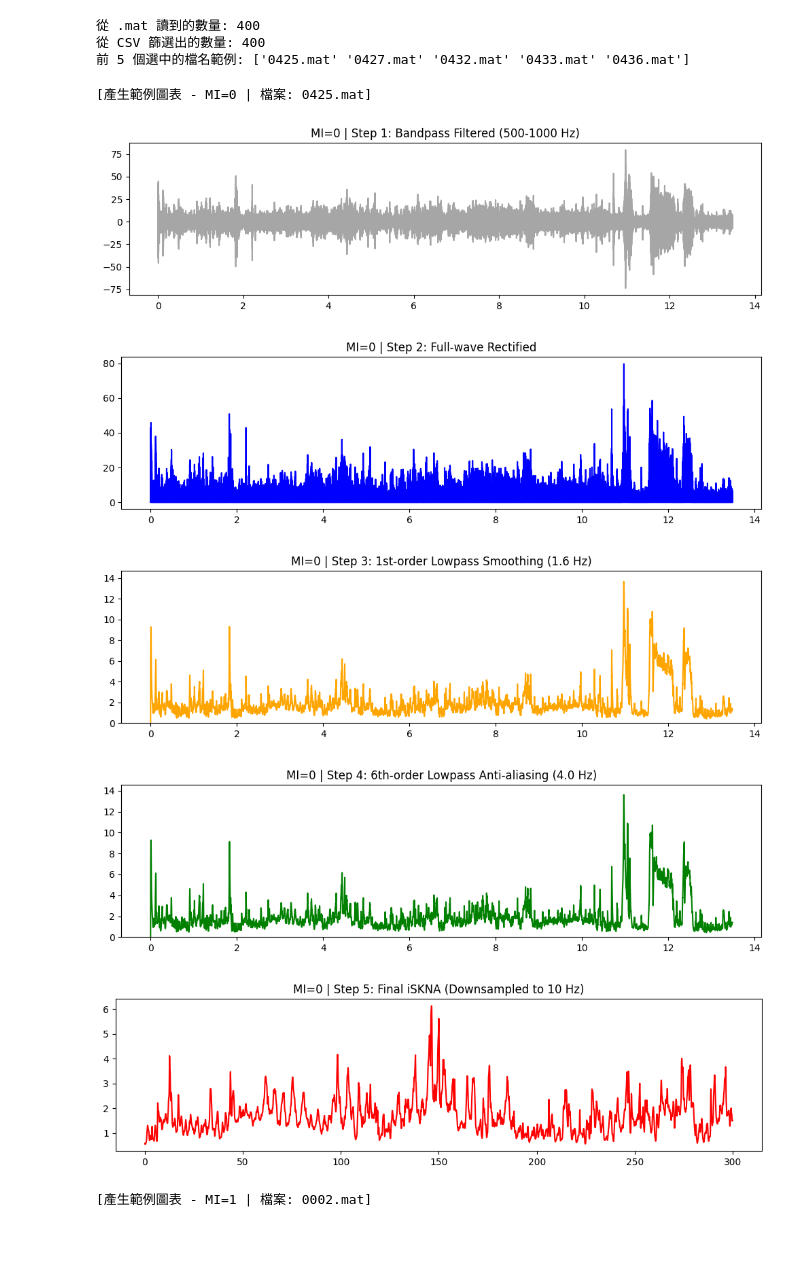
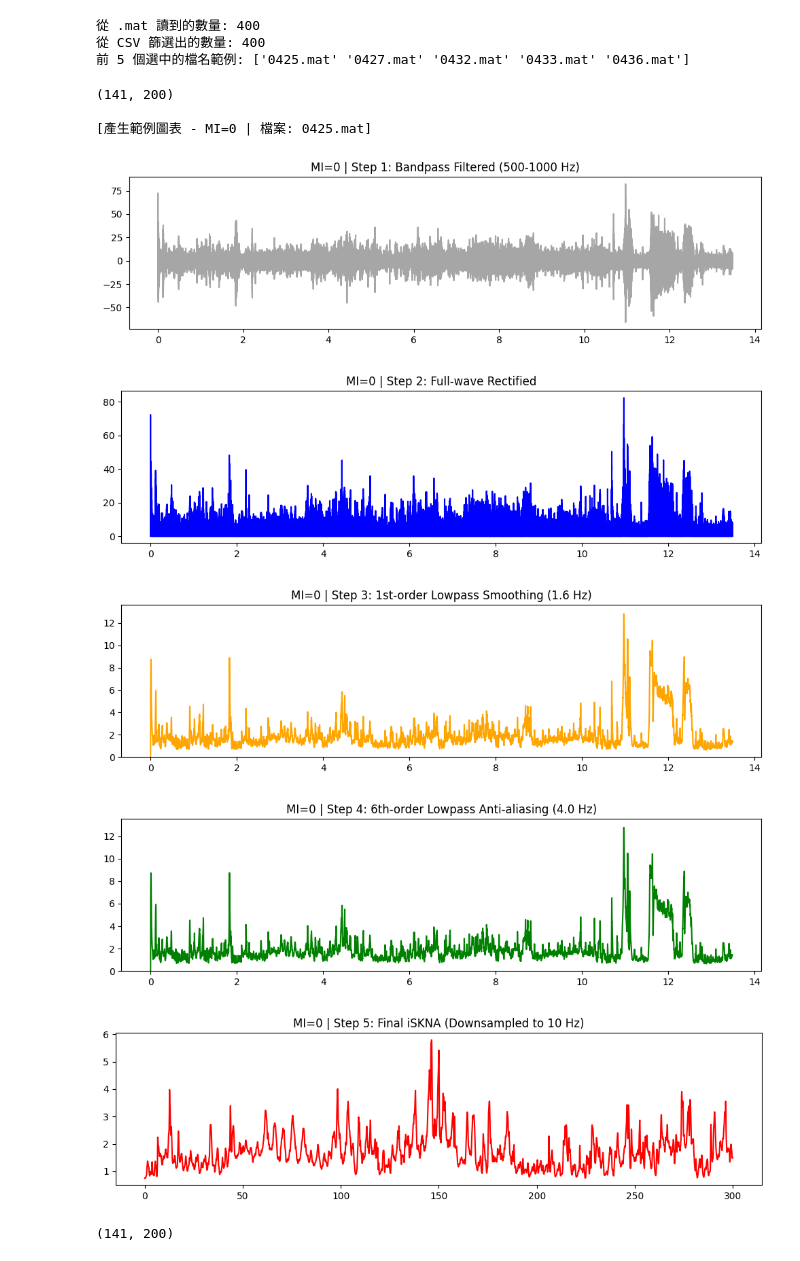
Before and after one commit to yujui-91/MI_yu, a Jupyter notebook: iSKNA/Mat_Py_MI.ipynb, the cells around one changed output. Drawn from its saved outputs; the diff is of its cells as text; code cells hidden in the pictures.

```diff
--- a/iSKNA/Mat_Py_MI.ipynb
+++ b/iSKNA/Mat_Py_MI.ipynb
@@ -13,10 +13,10 @@ folder = r"F:\M143020071\MI"
 mat_path = os.path.join(folder, "new_dataname_400_1.mat")
 csv_path = os.path.join(folder, "combined_sknaMI.csv")
 raw_data_folder = r"F:\M143020071\MI\raw data/"
-non_mace_save_dir = r"D:\M143020071\MI\raw_data_result\iSKNA_signal\ch1\sr10000_500_1000_MI_1000pts_win60s_step1s\non_mace/"
-mace_save_dir = r"D:\M143020071\MI\raw_data_result\iSKNA_signal\ch1\sr10000_500_1000_MI_1000pts_win60s_step1s\mace/"
+non_MI_save_dir = r"D:\M143020071\MI\raw_data_result\iSKNA_signal\ch1\sr10000_500_3000_MI_1000pts_win20s_step2s\non_MI/"
+MI_save_dir = r"D:\M143020071\MI\raw_data_result\iSKNA_signal\ch1\sr10000_500_3000_MI_1000pts_win20s_step2s\MI/"
 
-for d in [non_mace_save_dir, mace_save_dir]:
+for d in [non_MI_save_dir, MI_save_dir]:
     if not os.path.exists(d):
         os.makedirs(d)
         print(f"已建立資料夾: {d}")
@@ -50,7 +47,7 @@ def butter_lowpass_sos(cutoff, fs, order=4):
     sos = butter(order, normal_cutoff, btype='low', output='sos')
     return sos
 
-def sliding_window_extract(signal, fs=10, window_sec=60, step_sec=1):
+def sliding_window_extract(signal, fs=10, window_sec=20, step_sec=2):
     """
     對訊號進行滑動視窗切割，並保留完整的訊號片段作為特徵。
     預期輸入 signal 為降頻後 (10Hz) 的一維陣列。
@@ -96,8 +93,8 @@ for file_name in tqdm(selected_files, desc="Processing iSKNA"):
         signal = mat['data'][:, 0]
 
         # B. 濾波流程
-        # 1. 帶通濾波 (500-1000 Hz)
-        sos_bp = butter_bandpass_sos(500, 1000, fs, order=2)
+        # 1. 帶通濾波 (500-3000 Hz)
+        sos_bp = butter_bandpass_sos(500, 3000, fs, order=2)
         filtered_sig = sosfiltfilt(sos_bp, signal)
 
         # 2. 取絕對值 (Rectification)
@@ -129,12 +126,8 @@ for file_name in tqdm(selected_files, desc="Processing iSKNA"):
         iskna_downsampled = segment.reshape(-1, 1000).mean(axis=1)
 
         # E. 滑動視窗
-        windowed_signal = sliding_window_extract(iskna_downsampled, fs=10, window_sec=60, step_sec=1)
+        windowed_signal = sliding_window_extract(iskna_downsampled, fs=10, window_sec=20, step_sec=2)
 
-        # 強健性檢查：如果不符合預期，就跳過
-        if windowed_signal.shape != (241, 600):
-            print(f"警告: 檔案 {file_name} 切割後形狀為 {windowed_signal.shape}，非預期的 (241, 600)，跳過。")
-            continue
 
         # --- 修改處：判定此檔案是否需要畫圖 ---
         label = label_dict.get(file_name, -1) # 提前取得 MI 標籤
@@ -186,38 +179,40 @@ for file_name in tqdm(selected_files, desc="Processing iSKNA"):
             # 標記該類別已畫過圖
             if label == 0: viz_done_0 = True
             if label == 1: viz_done_1 = True
 
         # ====== E. 存檔 (滑動視窗版本) ======
         # 產生形狀為 (241, 1) 的標籤矩陣 (每一列代表一個樣本的標籤)
         label_arr = np.full((windowed_signal.shape[0], 1), label)
 
         # 進行水平合併 (hstack)，最後 shape 會變成 (241, 601)
         # 第一欄是 Label (0 或 1)，後面的 600 欄是時間序列特徵
         final_save_data = np.concatenate([label_arr, windowed_signal], axis=1)
 
         # 依照標籤分類資料夾存檔 (保留你原本熟悉的寫法)
         if label == 0:
-            target_dir = non_mace_save_dir
+            target_dir = non_MI_save_dir
         elif label == 1:
-            target_dir = mace_save_dir
+            target_dir = MI_save_dir
         else:
             print(f"警告: {file_name} 找不到標籤，跳過存檔。")
             continue
 
         save_file_path = os.path.join(target_dir, file_name.replace('.mat', '.npy'))
         np.save(save_file_path, final_save_data)
 
         processed_count += 1
 
     except Exception as e:
         print(f"處理 {file_name} 時出錯: {e}")
 
 print(f"\n所有程序完成！共成功處理並儲存 {processed_count} 位受試者的 iSKNA 資料。")
 # %% [output]
+(141, 200)
+
 [產生範例圖表 - MI=0 | 檔案: 0425.mat]
-[figure, old version]
+[figure, new version]
-[figure, old version]
+[figure, new version]
-[figure, old version]
+[figure, new version]
-[figure, old version]
+[figure, new version]
-[figure, old version]
+[figure, new version]
-[產生範例圖表 - MI=1 | 檔案: 0002.mat]
+(141, 200)
```
Also changed, not shown: parts of 3 cells of this notebook, 8 other files.
